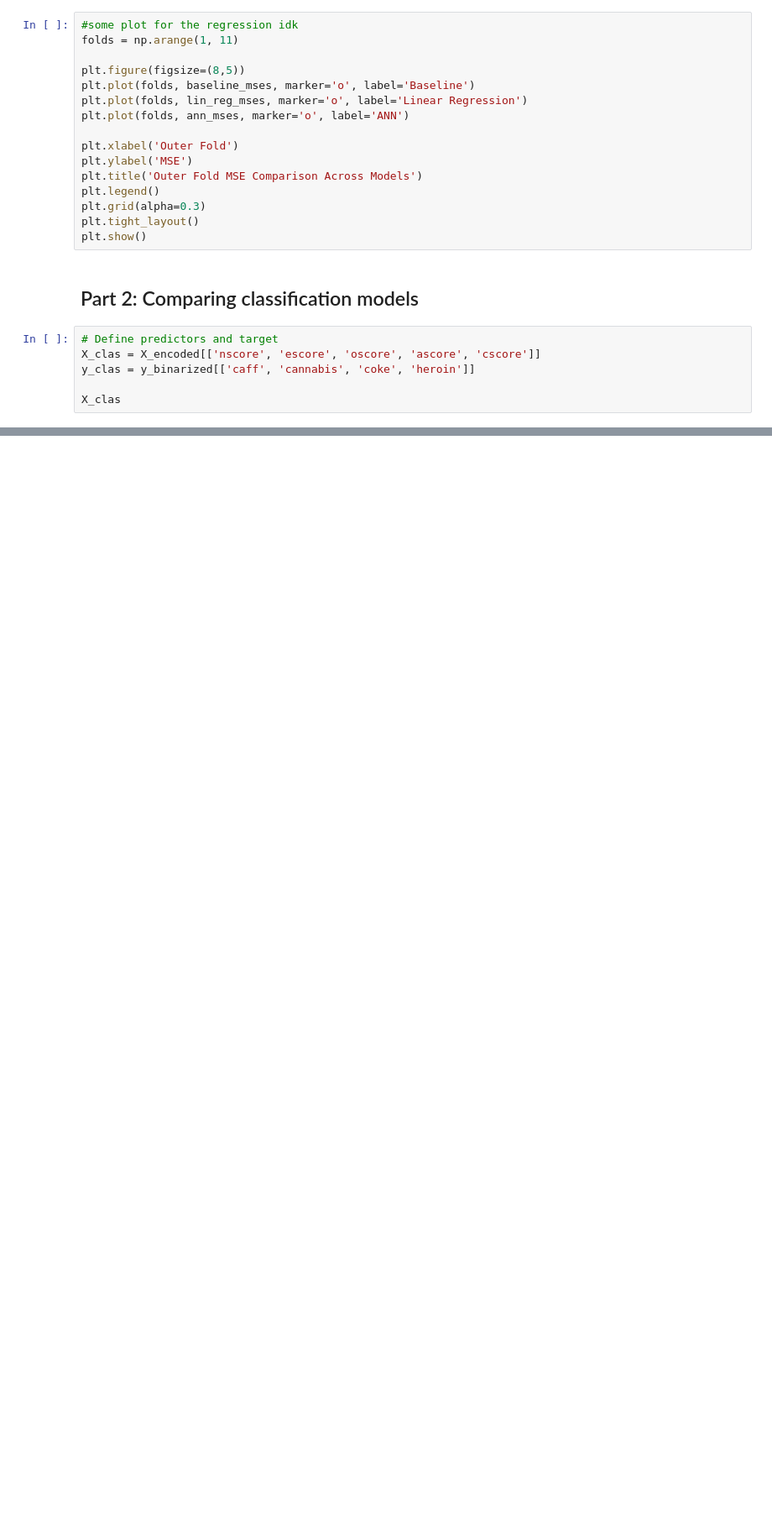
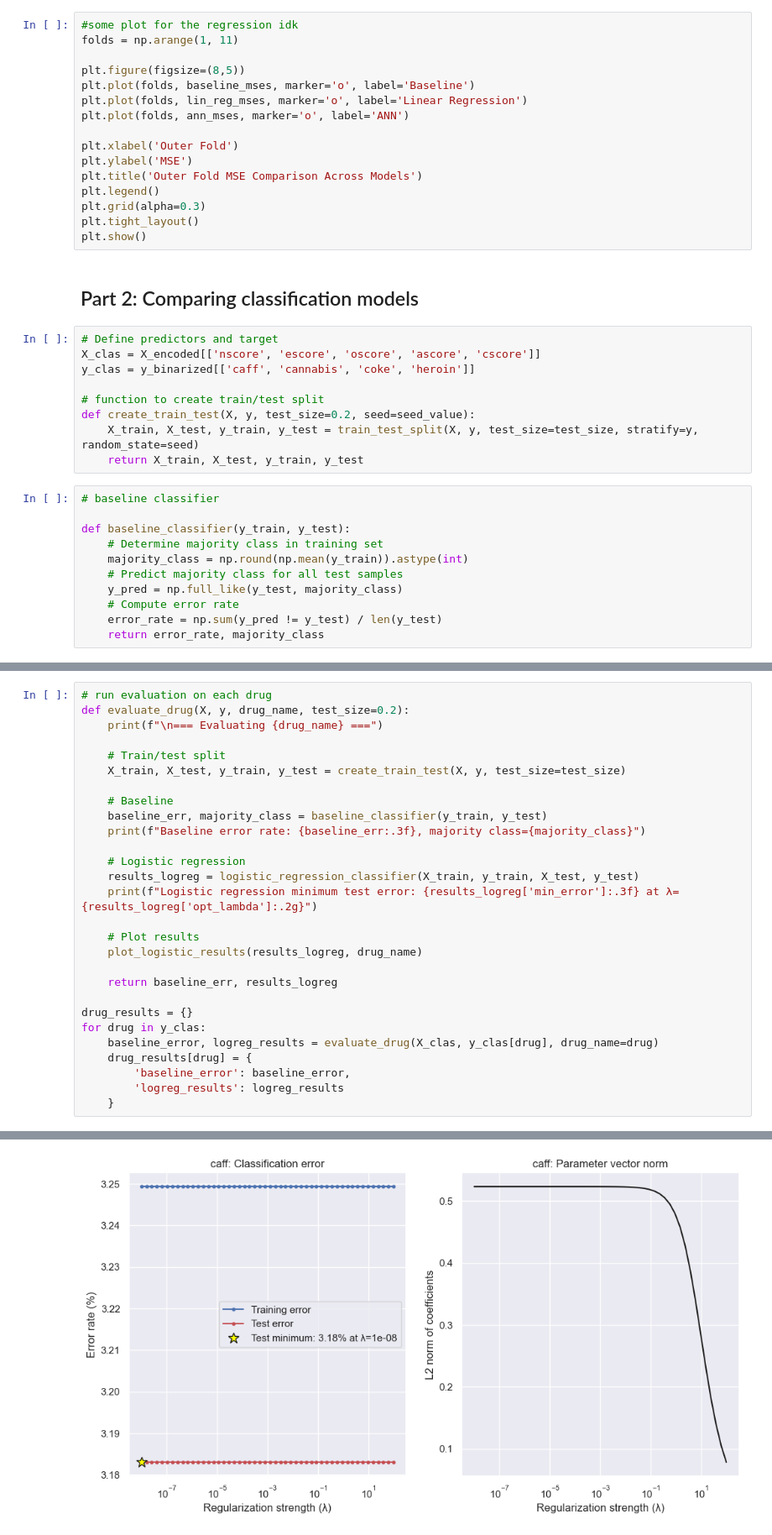
Before and after one commit to joshinsky/machine_learning_group35, a Jupyter notebook: Project_2.ipynb, the cells around one changed output, grey strips where cells are left out. Shown at 84% size. Saved outputs shown, nothing was run; the diff lists cells and outputs as text; blank space fills up the shorter version.

Commit message:
getting started on classifiers

```diff
--- a/Project_2.ipynb
+++ b/Project_2.ipynb
@@ -447,4 +445,18 @@ plt.show()
 X_clas = X_encoded[['nscore', 'escore', 'oscore', 'ascore', 'cscore']]
 y_clas = y_binarized[['caff', 'cannabis', 'coke', 'heroin']]
 
-X_clas
+# function to create train/test split
+def create_train_test(X, y, test_size=0.2, seed=seed_value):
+    X_train, X_test, y_train, y_test = train_test_split(X, y, test_size=test_size, stratify=y, random_state=seed)
+    return X_train, X_test, y_train, y_test
+# %%
+# baseline classifier
+
+def baseline_classifier(y_train, y_test):
+    # Determine majority class in training set
+    majority_class = np.round(np.mean(y_train)).astype(int)
+    # Predict majority class for all test samples
+    y_pred = np.full_like(y_test, majority_class)
+    # Compute error rate
+    error_rate = np.sum(y_pred != y_test) / len(y_test)
+    return error_rate, majority_class
@@ -450,0 +526,29 @@ X_clas
+# %%
+# run evaluation on each drug
+def evaluate_drug(X, y, drug_name, test_size=0.2):
+    print(f"\n=== Evaluating {drug_name} ===")
+
+    # Train/test split
+    X_train, X_test, y_train, y_test = create_train_test(X, y, test_size=test_size)
+
+    # Baseline
+    baseline_err, majority_class = baseline_classifier(y_train, y_test)
+    print(f"Baseline error rate: {baseline_err:.3f}, majority class={majority_class}")
+
+    # Logistic regression
+    results_logreg = logistic_regression_classifier(X_train, y_train, X_test, y_test)
+    print(f"Logistic regression minimum test error: {results_logreg['min_error']:.3f} at λ={results_logreg['opt_lambda']:.2g}")
+
+    # Plot results
+    plot_logistic_results(results_logreg, drug_name)
+
+    return baseline_err, results_logreg
+
+drug_results = {}
+for drug in y_clas:
+    baseline_error, logreg_results = evaluate_drug(X_clas, y_clas[drug], drug_name=drug)
+    drug_results[drug] = {
+        'baseline_error': baseline_error,
+        'logreg_results': logreg_results
+    }
+# %% [output]
@@ -450,0 +558 @@ X_clas
+[figure, added]
```
Also changed, not shown: parts of 5 cells of this notebook.
